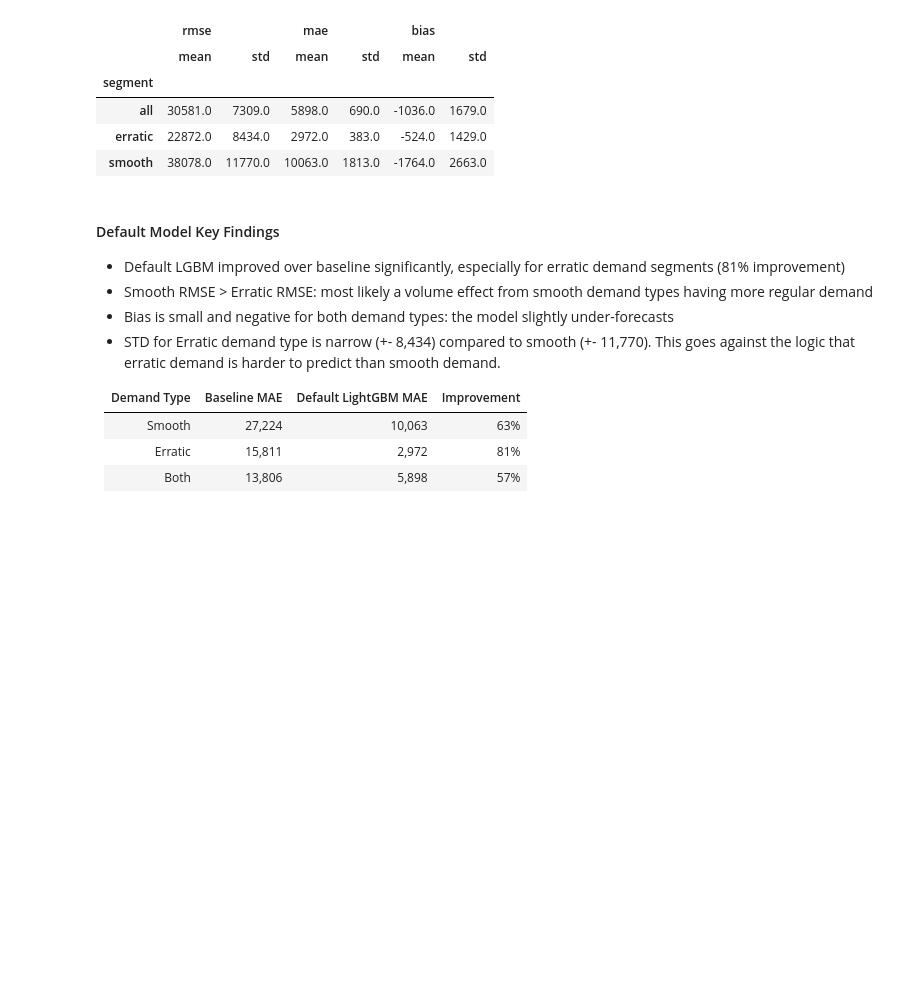
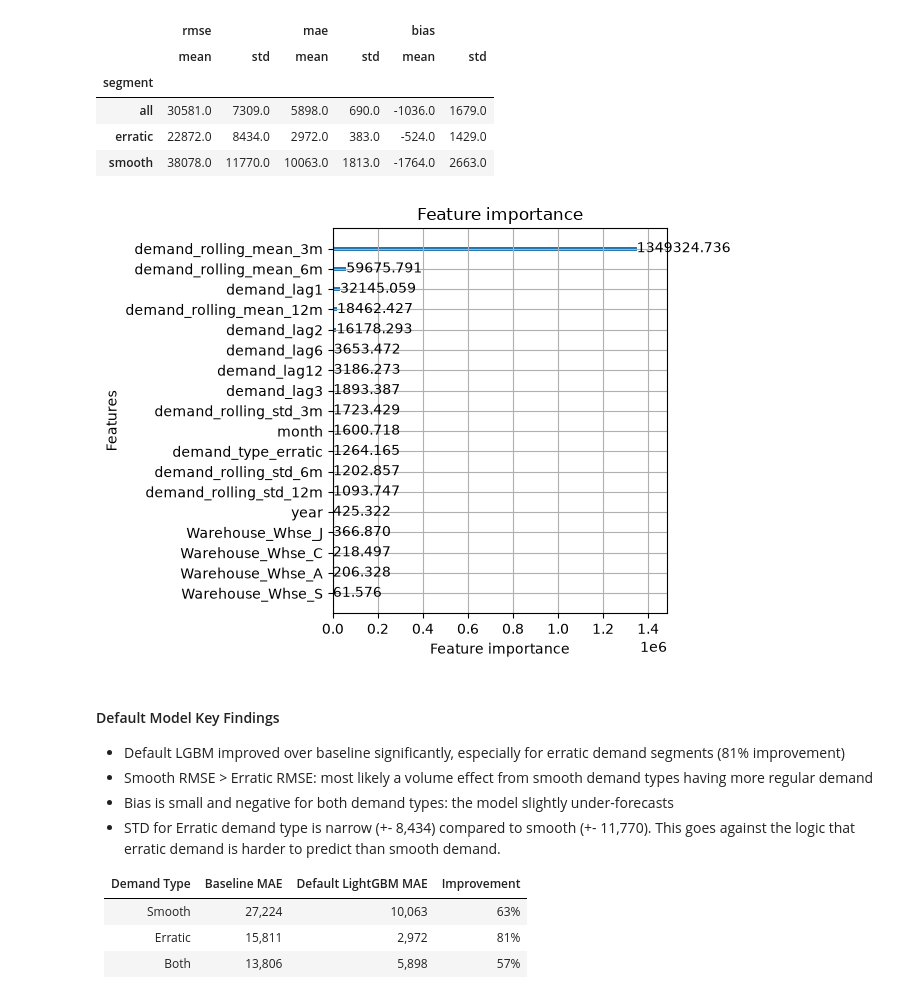
Before and after one commit to DarrellS0352/manufacturing-demand-forecast, a Jupyter notebook: notebooks/02_modeling.ipynb, the cells around one changed output. Drawn from its saved outputs; the diff is of its cells as text; code cells hidden in the pictures; blank space fills up the shorter version.

```diff
--- a/notebooks/02_modeling.ipynb
+++ b/notebooks/02_modeling.ipynb
@@ -524,6 +530,12 @@ lgbm_df = pd.DataFrame(lgbm_results)
 | all | 30581.0 | 7309.0 | 5898.0 | 690.0 | -1036.0 | 1679.0 |
 | erratic | 22872.0 | 8434.0 | 2972.0 | 383.0 | -524.0 | 1429.0 |
 | smooth | 38078.0 | 11770.0 | 10063.0 | 1813.0 | -1764.0 | 2663.0 |
+# %%
+lgb.plot_importance(model_cv, max_num_features=20, importance_type='gain')
+plt.tight_layout()
+plt.show()
+# %% [output]
+[figure, added]
 # %% [markdown]
 #### Default Model Key Findings
 - Default LGBM improved over baseline significantly, especially for erratic demand segments (81% improvement)
```
Also changed, not shown: parts of 3 cells of this notebook, 2 other files.
